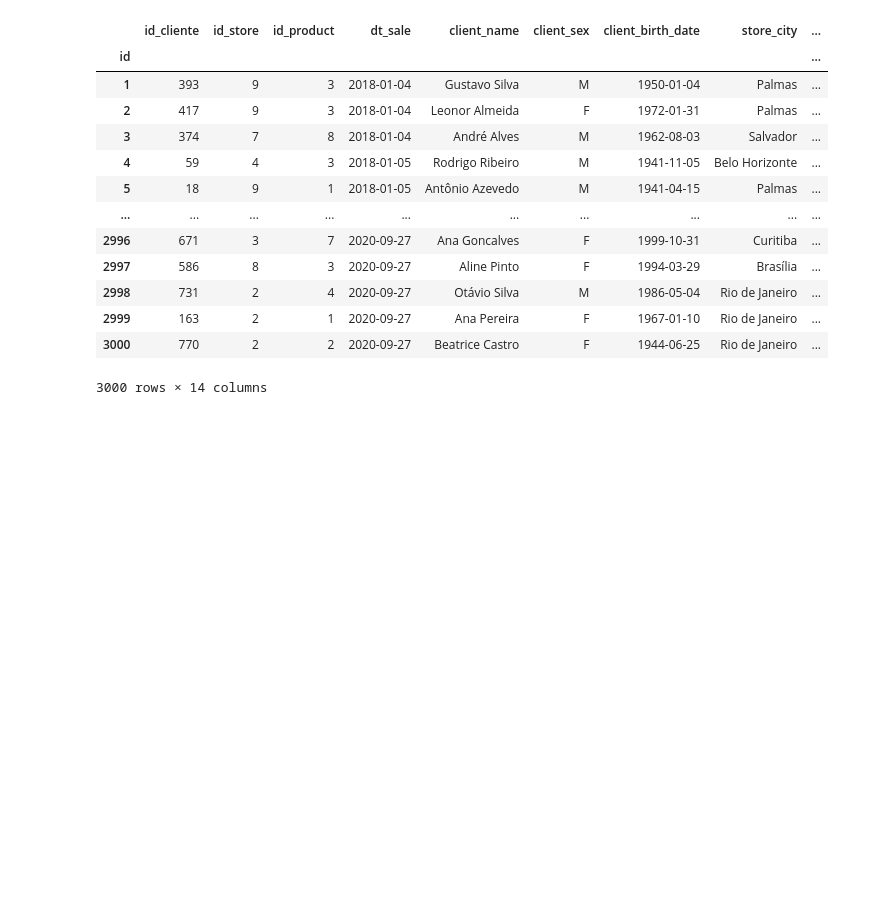
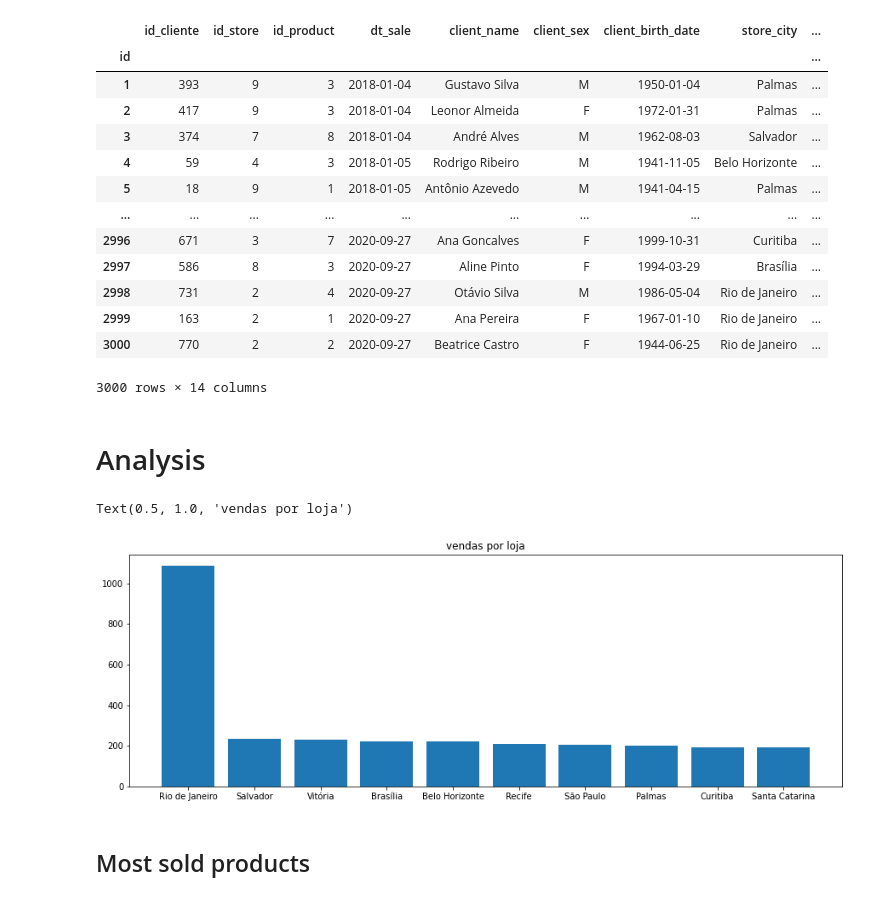
Before and after one commit to black-dev-x/pandas-cookbook, a Jupyter notebook: data-analysis/analysis.ipynb, the cells around one changed output. Saved outputs shown, nothing was run; the diff lists cells and outputs as text; code cells hidden in the pictures; blank space fills up the shorter version.

Commit message:
graphs

```diff
--- a/data-analysis/analysis.ipynb
+++ b/data-analysis/analysis.ipynb
@@ -396,3 +396,17 @@ df
 | 2999 | 163 | 2 | 1 | 2020-09-27 | Ana Pereira | F | 1967-01-10 | Rio de Janeiro | ... |
 | 3000 | 770 | 2 | 2 | 2020-09-27 | Beatrice Castro | F | 1944-06-25 | Rio de Janeiro | ... |
 3000 rows × 14 columns
+# %% [markdown]
+# Analysis
+# %%
+graph_data = df.groupby('store_city').count().product_value.sort_values(ascending=False)
+# %%
+import matplotlib.pyplot as plt
+plt.figure(figsize=(15,5))
+plt.bar(graph_data.index, graph_data.values)
+plt.title('vendas por loja')
+# %% [output]
+Text(0.5, 1.0, 'vendas por loja')
+[figure, added]
+# %% [markdown]
+## Most sold products
```
Also changed, not shown: parts of 9 cells of this notebook.
